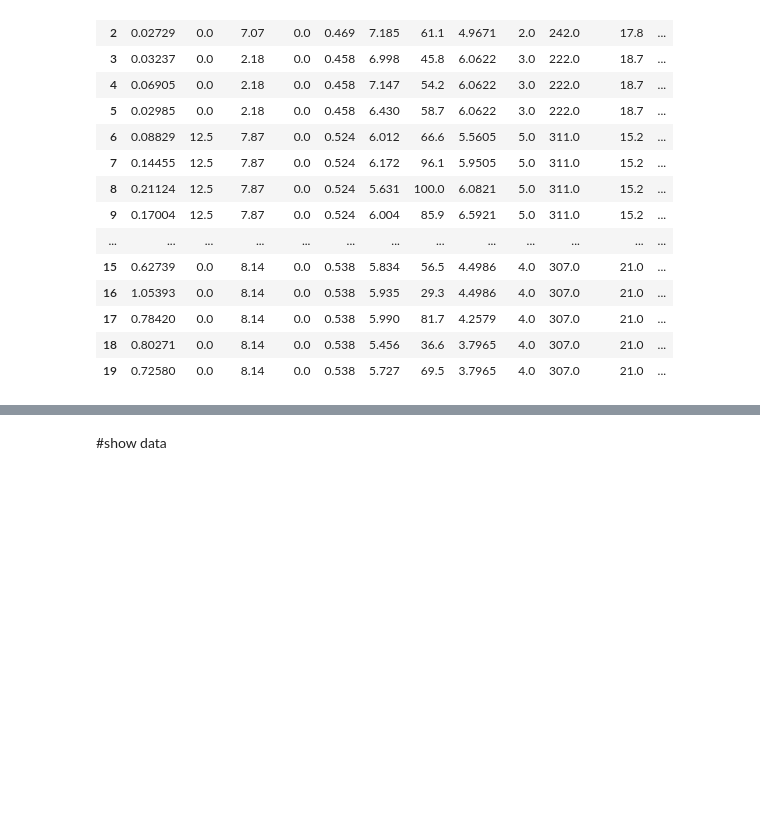
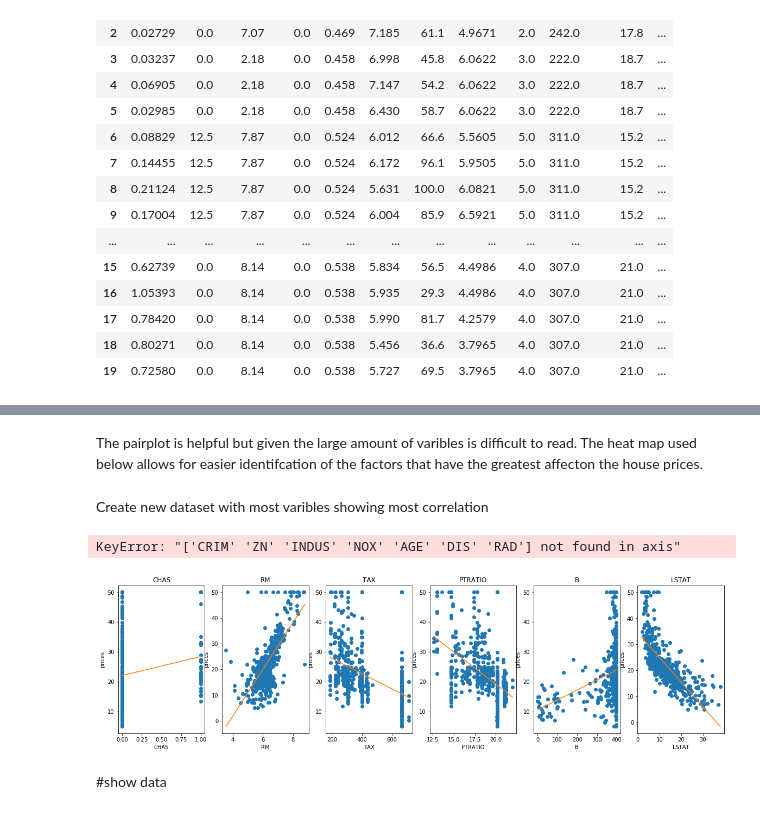
Before and after one commit to brensw/Machine-Learning-and-Statistics, a Jupyter notebook: Boston house price.ipynb, the cells around one changed output, grey strips where cells are left out. Cells and saved outputs as stored; diff of their text form; code cells hidden in the pictures; blank space fills up the shorter version.

Commit message:
more plots added

```diff
--- a/Boston house price.ipynb
+++ b/Boston house price.ipynb
@@ -63,0 +77,2 @@ dataset.head(20)
+# %% [markdown]
+The pairplot is helpful but given the large amount of varibles is difficult to read. The heat map used below allows for easier identifcation of the factors that have the greatest affecton the house prices.
@@ -64,3 +83,35 @@ dataset.head(20)
+# %% [markdown]
+Create new dataset with most varibles showing most correlation
+# %%
+min_max_scaler = preprocessing.MinMaxScaler()
+column_sels = ['LSTAT', 'INDUS', 'NOX', 'PTRATIO', 'RM', 'TAX', 'DIS', 'AGE']
+x = data.loc[:,column_sels]
+y = data['MEDV']
+x = pd.DataFrame(data=min_max_scaler.fit_transform(x), columns=column_sels)
+fig, axs = plt.subplots(ncols=4, nrows=2, figsize=(20, 10))
+index = 0
+axs = axs.flatten()
+for i, k in enumerate(column_sels):
+    sns.regplot(y=y, x=x[k], ax=axs[i])
+plt.tight_layout(pad=0.4, w_pad=0.5, h_pad=5.0)
+# %% [output]
+KeyError: "['CRIM' 'ZN' 'INDUS' 'NOX' 'AGE' 'DIS' 'RAD'] not found in axis"
+# %%
+plt.figure(figsize=(20, 5))
+# i: index
+for i, col in enumerate(features.columns):
+    # 3 plots here hence 1, 3
+    plt.subplot(1, 6, i+1)
+    x = dataset[col]
+    y = prices
+    plt.plot(x, y, 'o')
+    # Create regression line
+    plt.plot(np.unique(x), np.poly1d(np.polyfit(x, y, 1))(np.unique(x)))
+    plt.title(col)
+    plt.xlabel(col)
+    plt.ylabel('prices')
+# %% [output]
+[figure, added]
 # %%
 from keras.datasets import boston_housing
 (train_data, train_targets), (test_data, test_targets) = boston_housing.load_data()
```
Also changed, not shown: parts of 4 cells of this notebook.
